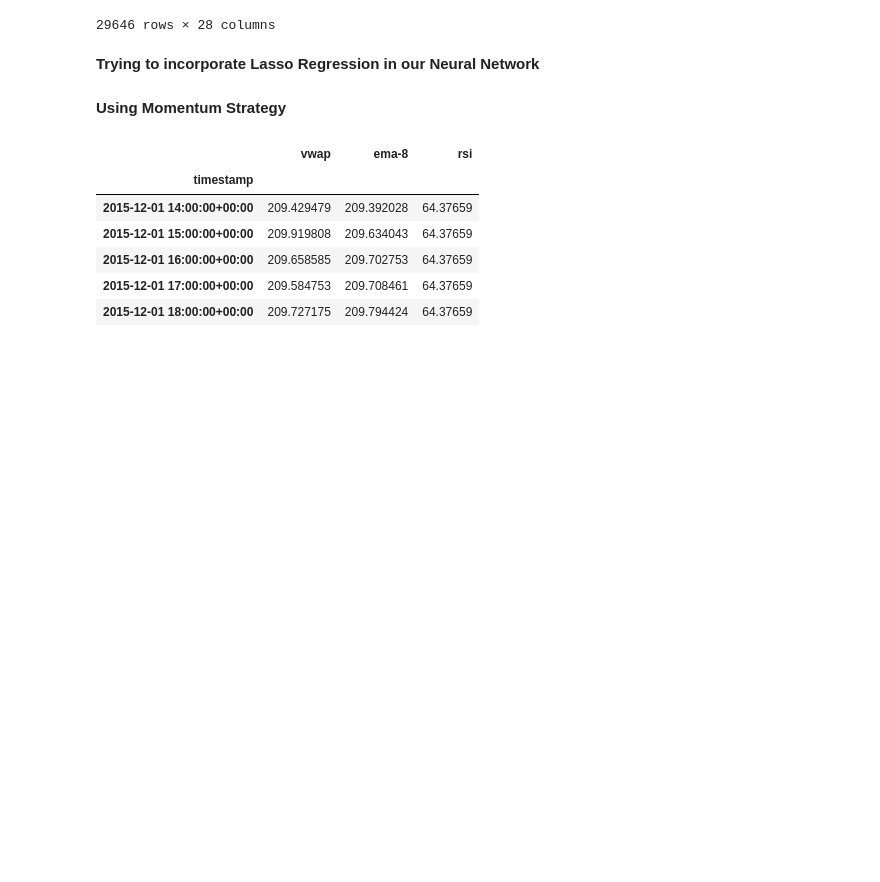
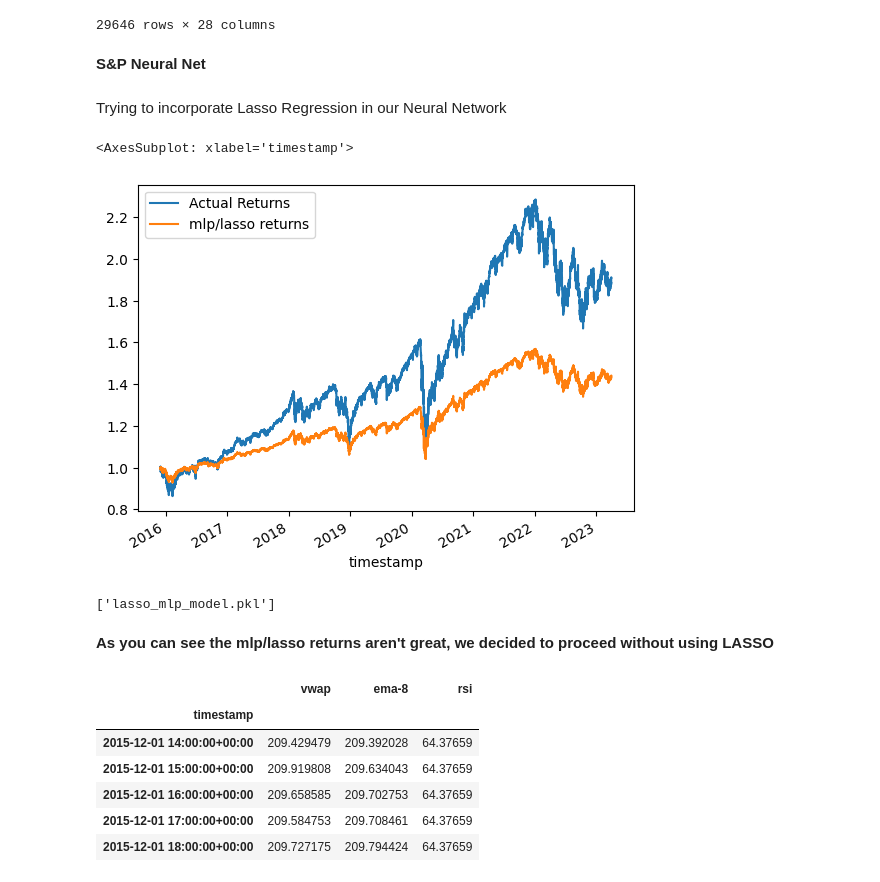
Before and after one commit to v-puppala/Neural-Network-based-Algotrader, a Jupyter notebook: Vishal-Algotrading/Vishal-Algotrading.ipynb, the cells around one changed output. Drawn from its saved outputs; the diff is of its cells as text; code cells hidden in the pictures; blank space fills up the shorter version.

```diff
--- a/Vishal-Algotrading/Vishal-Algotrading.ipynb
+++ b/Vishal-Algotrading/Vishal-Algotrading.ipynb
@@ -573,16 +573,59 @@ apple_data
 | 2023-03-29 22:00:00+00:00 | 160.6100 | 160.65 | 160.510 | 160.5900 | 20516 | 404 | 160.593504 | -0.0202 | 1 | ... |
 | 2023-03-29 23:00:00+00:00 | 160.5999 | 160.60 | 160.210 | 160.3500 | 26612 | 559 | 160.435096 | -0.2400 | 1 | ... |
 29646 rows × 28 columns
+# %% [markdown]
+**S&P Neural Net**
 # %% [markdown]
-**Trying to incorporate Lasso Regression in our Neural Network**
+Trying to incorporate Lasso Regression in our Neural Network
 # %%
 from sklearn import linear_model
 from sklearn.metrics import mean_squared_error
 
+from pandas.tseries.offsets import DateOffset
+from sklearn.preprocessing import StandardScaler
+
+historical_data['Actual Returns']=historical_data["close"].pct_change().dropna()
+#momentum_returns["close"]
+historical_data['momentum predicted']=np.where(historical_data['Actual Returns']>0,1,0)
+historical_data['momentum entry/exit']=historical_data['momentum predicted'].diff()
+historical_data=historical_data.dropna()
+
+X=historical_data[['vwap','ema-8','rsi']].shift().dropna()
+y=historical_data['momentum predicted']
+X=X.drop(X.index[0])
+
+training_begin = X.index.min()
+training_end = X.index.min() + DateOffset(years=9)
+
+X_train = X.loc[training_begin:training_end]
+y_train = y[training_begin:training_end]
+
+X_test=X.loc[training_begin:]
+y_test=y[training_begin:]
+
 lasso_mlp = linear_model.Lasso(alpha=0.1)
 lasso_mlp.fit(X_train, y_train)
+lasso_pred=lasso_mlp.predict(X_test)
+#display(mlp_pred)
+historical_data_copy=historical_data.copy()
+historical_data_copy = historical_data_copy.drop(index=historical_data_copy.index[:2])
+
+historical_data_copy['mlp/lasso predictions'] = lasso_pred
+#historical_data['strategy returns']=historical_data['Actual Returns']*historical_data['mlp predictions']
+historical_data_copy['mlp/lasso returns']=historical_data_copy['mlp/lasso predictions']*historical_data_copy['Actual Returns']
+
+
+(1+historical_data_copy[['Actual Returns','mlp/lasso returns']]).cumprod().plot()
+# %% [output]
+<AxesSubplot: xlabel='timestamp'>
+[figure, added]
-# %% [markdown]
-**Using Momentum Strategy**
+# %%
+import joblib
+joblib.dump(lasso_mlp, 'lasso_mlp_model.pkl')
+# %% [output]
+['lasso_mlp_model.pkl']
+# %% [markdown]
+**As you can see the mlp/lasso returns aren't great, we decided to proceed without using LASSO**
 # %%
 from pandas.tseries.offsets import DateOffset
 from sklearn.preprocessing import StandardScaler
```
Also changed, not shown: parts of 17 cells of this notebook, 1 other file.
